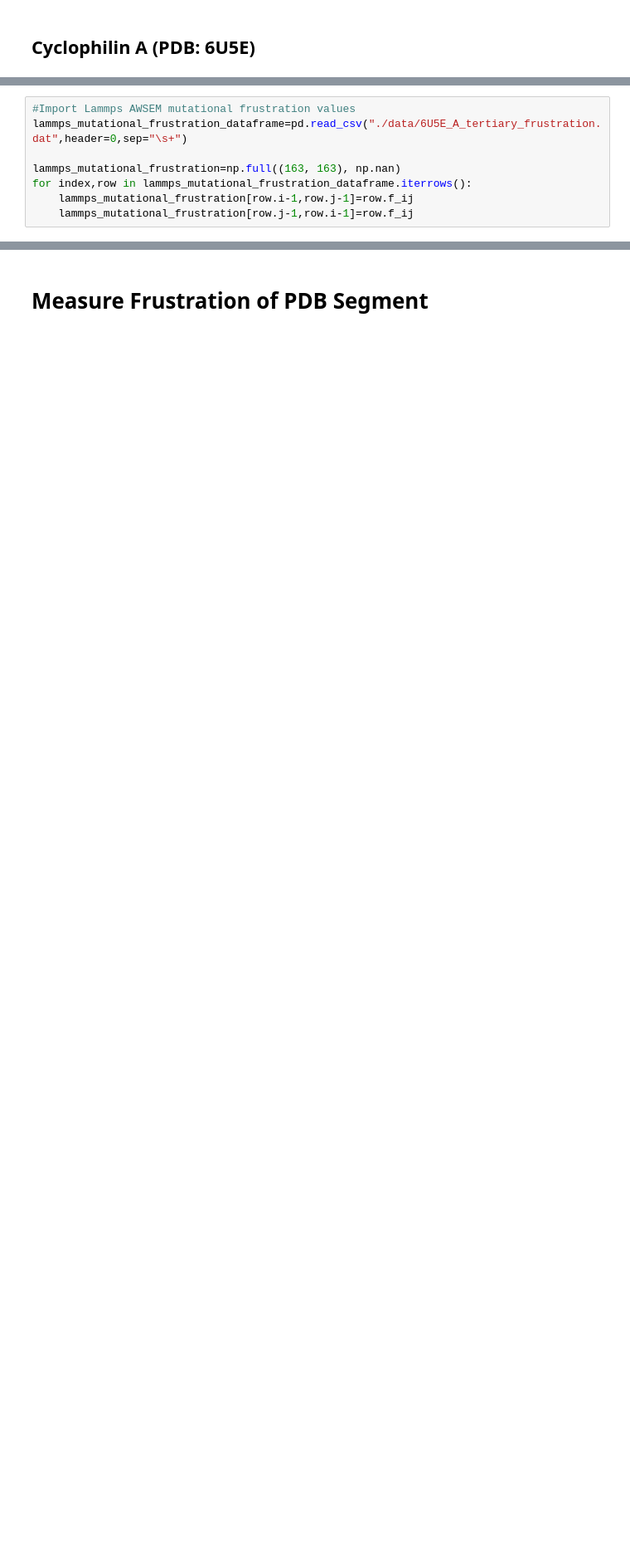
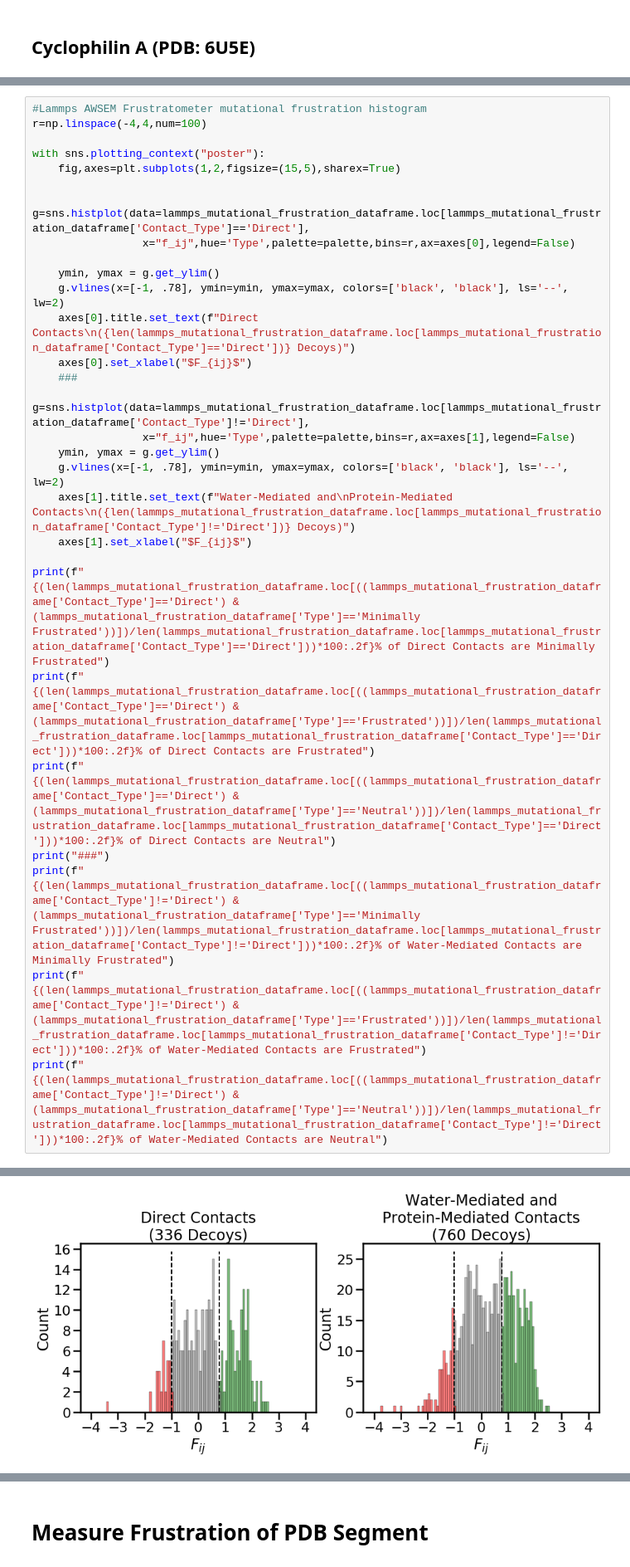
Before and after one commit to HanaJaafari/Frustratometer, a Jupyter notebook: examples/AWSEM_frustration_example.ipynb, the cells around one changed output, grey strips where cells are left out. Shown at 83% size. Drawn from its saved outputs; the diff is of its cells as text; blank space fills up the shorter version.

```diff
--- a/examples/AWSEM_frustration_example.ipynb
+++ b/examples/AWSEM_frustration_example.ipynb
@@ -103,8 +169,0 @@ AWSEM_model.view_frustration_pair_distribution(kind="mutational")
-# %%
-#Import Lammps AWSEM mutational frustration values
-lammps_mutational_frustration_dataframe=pd.read_csv("./data/6U5E_A_tertiary_frustration.dat",header=0,sep="\s+")
-
-lammps_mutational_frustration=np.full((163, 163), np.nan)
-for index,row in lammps_mutational_frustration_dataframe.iterrows():
-    lammps_mutational_frustration[row.i-1,row.j-1]=row.f_ij
-    lammps_mutational_frustration[row.j-1,row.i-1]=row.f_ij
@@ -112,0 +182,30 @@ merged_mutational_frustration=np.triu(lammps_mutational_frustration)+np.tril(fru
+# %%
+#Lammps AWSEM Frustratometer mutational frustration histogram
+r=np.linspace(-4,4,num=100)
+
+with sns.plotting_context("poster"):
+    fig,axes=plt.subplots(1,2,figsize=(15,5),sharex=True)
+
+    g=sns.histplot(data=lammps_mutational_frustration_dataframe.loc[lammps_mutational_frustration_dataframe['Contact_Type']=='Direct'],
+                 x="f_ij",hue='Type',palette=palette,bins=r,ax=axes[0],legend=False)
+
+    ymin, ymax = g.get_ylim()
+    g.vlines(x=[-1, .78], ymin=ymin, ymax=ymax, colors=['black', 'black'], ls='--', lw=2)
+    axes[0].title.set_text(f"Direct Contacts\n({len(lammps_mutational_frustration_dataframe.loc[lammps_mutational_frustration_dataframe['Contact_Type']=='Direct'])} Decoys)")
+    axes[0].set_xlabel("$F_{ij}$")
+    ###
+    g=sns.histplot(data=lammps_mutational_frustration_dataframe.loc[lammps_mutational_frustration_dataframe['Contact_Type']!='Direct'],
+                 x="f_ij",hue='Type',palette=palette,bins=r,ax=axes[1],legend=False)
+    ymin, ymax = g.get_ylim()
+    g.vlines(x=[-1, .78], ymin=ymin, ymax=ymax, colors=['black', 'black'], ls='--', lw=2)
+    axes[1].title.set_text(f"Water-Mediated and\nProtein-Mediated Contacts\n({len(lammps_mutational_frustration_dataframe.loc[lammps_mutational_frustration_dataframe['Contact_Type']!='Direct'])} Decoys)")
+    axes[1].set_xlabel("$F_{ij}$")
+
+print(f"{(len(lammps_mutational_frustration_dataframe.loc[((lammps_mutational_frustration_dataframe['Contact_Type']=='Direct') & (lammps_mutational_frustration_dataframe['Type']=='Minimally Frustrated'))])/len(lammps_mutational_frustration_dataframe.loc[lammps_mutational_frustration_dataframe['Contact_Type']=='Direct']))*100:.2f}% of Direct Contacts are Minimally Frustrated")
+print(f"{(len(lammps_mutational_frustration_dataframe.loc[((lammps_mutational_frustration_dataframe['Contact_Type']=='Direct') & (lammps_mutational_frustration_dataframe['Type']=='Frustrated'))])/len(lammps_mutational_frustration_dataframe.loc[lammps_mutational_frustration_dataframe['Contact_Type']=='Direct']))*100:.2f}% of Direct Contacts are Frustrated")
+print(f"{(len(lammps_mutational_frustration_dataframe.loc[((lammps_mutational_frustration_dataframe['Contact_Type']=='Direct') & (lammps_mutational_frustration_dataframe['Type']=='Neutral'))])/len(lammps_mutational_frustration_dataframe.loc[lammps_mutational_frustration_dataframe['Contact_Type']=='Direct']))*100:.2f}% of Direct Contacts are Neutral")
+print("###")
+print(f"{(len(lammps_mutational_frustration_dataframe.loc[((lammps_mutational_frustration_dataframe['Contact_Type']!='Direct') & (lammps_mutational_frustration_dataframe['Type']=='Minimally Frustrated'))])/len(lammps_mutational_frustration_dataframe.loc[lammps_mutational_frustration_dataframe['Contact_Type']!='Direct']))*100:.2f}% of Water-Mediated Contacts are Minimally Frustrated")
+print(f"{(len(lammps_mutational_frustration_dataframe.loc[((lammps_mutational_frustration_dataframe['Contact_Type']!='Direct') & (lammps_mutational_frustration_dataframe['Type']=='Frustrated'))])/len(lammps_mutational_frustration_dataframe.loc[lammps_mutational_frustration_dataframe['Contact_Type']!='Direct']))*100:.2f}% of Water-Mediated Contacts are Frustrated")
+print(f"{(len(lammps_mutational_frustration_dataframe.loc[((lammps_mutational_frustration_dataframe['Contact_Type']!='Direct') & (lammps_mutational_frustration_dataframe['Type']=='Neutral'))])/len(lammps_mutational_frustration_dataframe.loc[lammps_mutational_frustration_dataframe['Contact_Type']!='Direct']))*100:.2f}% of Water-Mediated Contacts are Neutral")
+# %% [output]
@@ -113,3 +219,4 @@ merged_mutational_frustration=np.triu(lammps_mutational_frustration)+np.tril(fru
+[figure, added]
 # %%
 plt.figure(figsize=(12,12))
 
```
Also changed, not shown: parts of 24 cells of this notebook, 3 other files.
